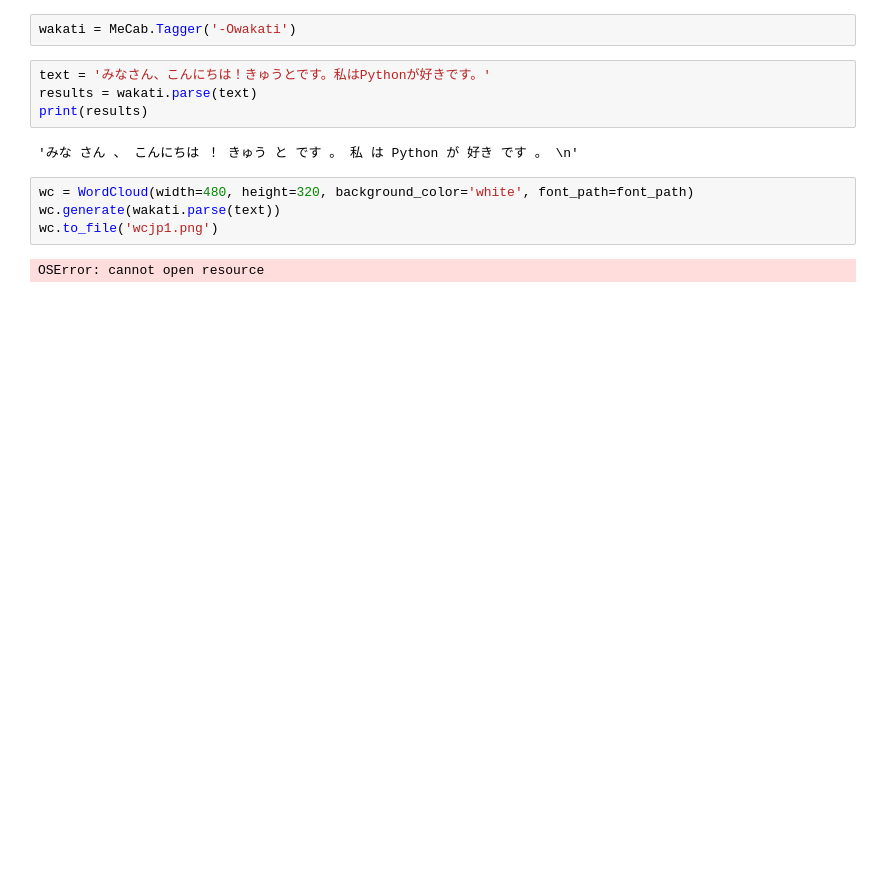
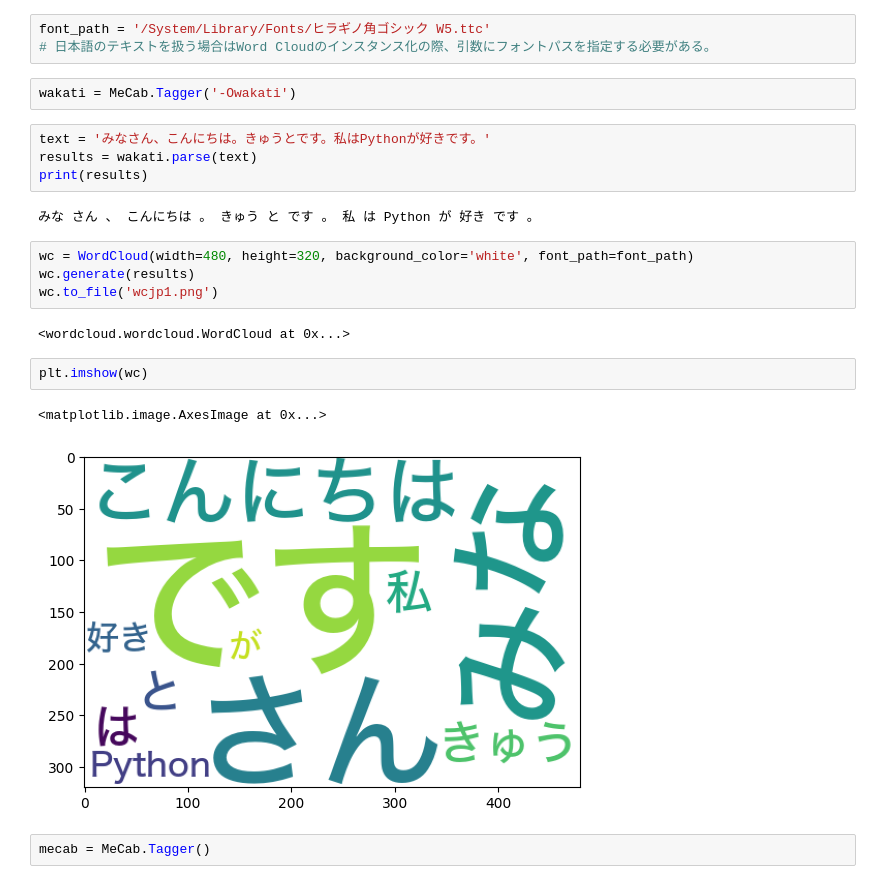
Before and after one commit to happyWeirdo/kadai06_basic_php_20231202, a Jupyter notebook: wordCloudJapanese.ipynb, the cells around one changed output. Cells and saved outputs as stored; diff of their text form; blank space fills up the shorter version.

```diff
--- a/wordCloudJapanese.ipynb
+++ b/wordCloudJapanese.ipynb
@@ -75,14 +73,24 @@ font_path = 'ヒラギノ角ゴシック W5.ttc'
+# %%
+font_path = '/System/Library/Fonts/ヒラギノ角ゴシック W5.ttc'
+# 日本語のテキストを扱う場合はWord Cloudのインスタンス化の際、引数にフォントパスを指定する必要がある。
 # %%
 wakati = MeCab.Tagger('-Owakati')
 # %%
-text = 'みなさん、こんにちは！きゅうとです。私はPythonが好きです。'
+text = 'みなさん、こんにちは。きゅうとです。私はPythonが好きです。'
 results = wakati.parse(text)
 print(results)
 # %% [output]
-'みな さん 、 こんにちは ！ きゅう と です 。 私 は Python が 好き です 。 \n'
+みな さん 、 こんにちは 。 きゅう と です 。 私 は Python が 好き です 。
 # %%
 wc = WordCloud(width=480, height=320, background_color='white', font_path=font_path)
-wc.generate(wakati.parse(text))
+wc.generate(results)
 wc.to_file('wcjp1.png')
 # %% [output]
-OSError: cannot open resource
+<wordcloud.wordcloud.WordCloud at 0x...>
+# %%
+plt.imshow(wc)
+# %% [output]
+<matplotlib.image.AxesImage at 0x...>
+[figure, added]
+# %%
+mecab = MeCab.Tagger()
```
Also changed, not shown: parts of 14 cells of this notebook, 4 other files.
